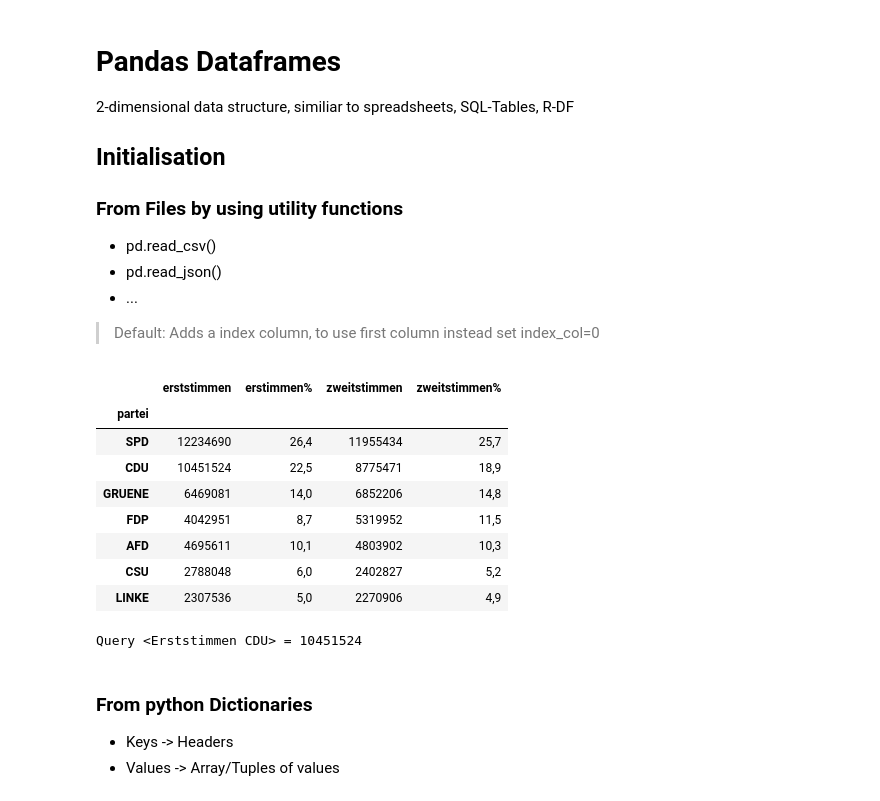
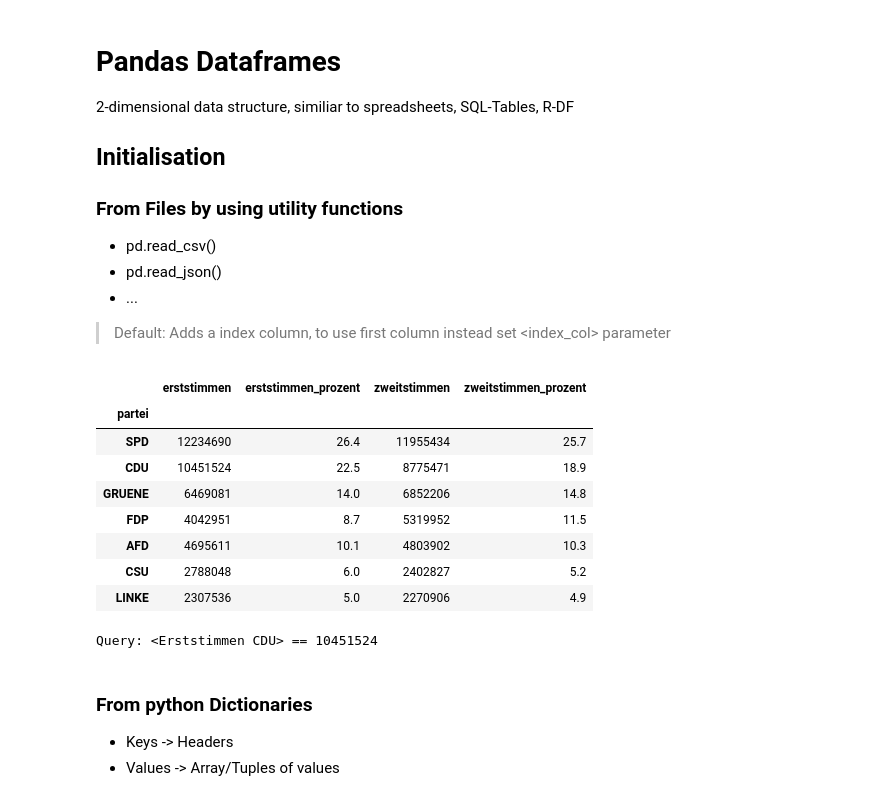
Before and after one commit to roman91DE/machine-learning, a Jupyter notebook: data-analytics/main.ipynb, the cells around one changed output. Drawn from its saved outputs; the diff is of its cells as text; code cells hidden in the pictures.

```diff
--- a/data-analytics/main.ipynb
+++ b/data-analytics/main.ipynb
@@ -16,24 +17,30 @@ from matplotlib import pyplot as plt
 * pd.read_json()
 * ...
 
-> Default: Adds a index column, to use first column instead set index_col=0
+> Default: Adds a index column, to use first column instead set <index_col> parameter
 # %%
-df = pd.read_csv("./14111-0002.csv",  sep=";", header=1, index_col=0)
+df = pd.read_csv(
+        "./14111-0002.csv",     # path to file
+        sep=";",                        # for csv, tsv, etc
+        header=1,                     # how many header columns
+        index_col=0,                # force index
+        decimal=","                  # sets decimal if not "."
+        )
 df
 # %% [output]
-|  | erststimmen | erstimmen% | zweitstimmen | zweitstimmen% |
+|  | erststimmen | erststimmen_prozent | zweitstimmen | zweitstimmen_prozent |
 | partei |  |  |  |  |
-| SPD | 12234690 | 26,4 | 11955434 | 25,7 |
-| CDU | 10451524 | 22,5 | 8775471 | 18,9 |
-| GRUENE | 6469081 | 14,0 | 6852206 | 14,8 |
-| FDP | 4042951 | 8,7 | 5319952 | 11,5 |
-| AFD | 4695611 | 10,1 | 4803902 | 10,3 |
-| CSU | 2788048 | 6,0 | 2402827 | 5,2 |
-| LINKE | 2307536 | 5,0 | 2270906 | 4,9 |
+| SPD | 12234690 | 26.4 | 11955434 | 25.7 |
+| CDU | 10451524 | 22.5 | 8775471 | 18.9 |
+| GRUENE | 6469081 | 14.0 | 6852206 | 14.8 |
+| FDP | 4042951 | 8.7 | 5319952 | 11.5 |
+| AFD | 4695611 | 10.1 | 4803902 | 10.3 |
+| CSU | 2788048 | 6.0 | 2402827 | 5.2 |
+| LINKE | 2307536 | 5.0 | 2270906 | 4.9 |
 # %%
-print(f'Query <Erststimmen CDU> = {df["erststimmen"]["CDU"]}')
+print(f'Query: <Erststimmen CDU> == {df["erststimmen"]["CDU"]}')
 # %% [output]
-Query <Erststimmen CDU> = 10451524
+Query: <Erststimmen CDU> == 10451524
 # %% [markdown]
 ### From python Dictionaries
 
```
Also changed, not shown: parts of 8 cells of this notebook, 1 other file.
